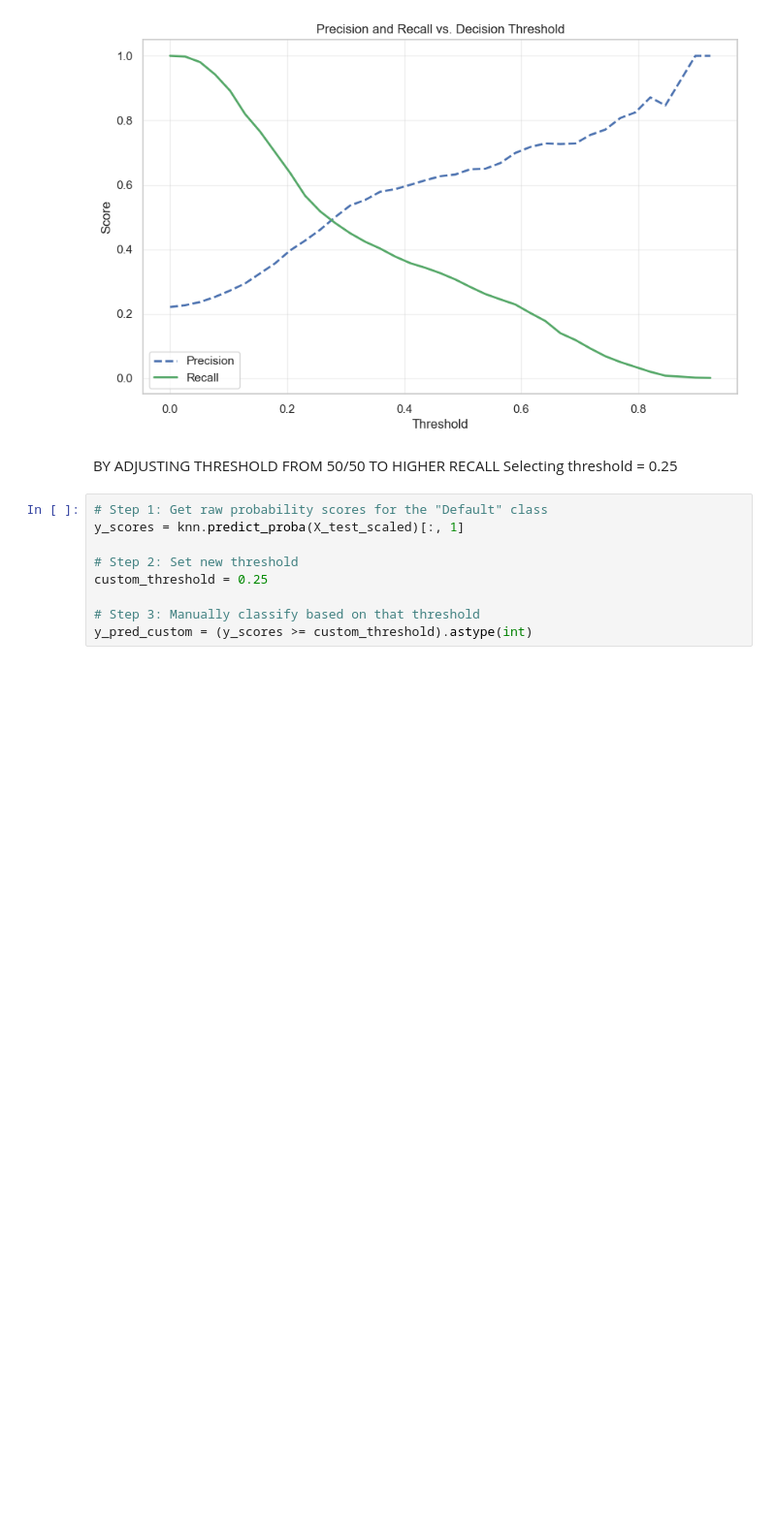
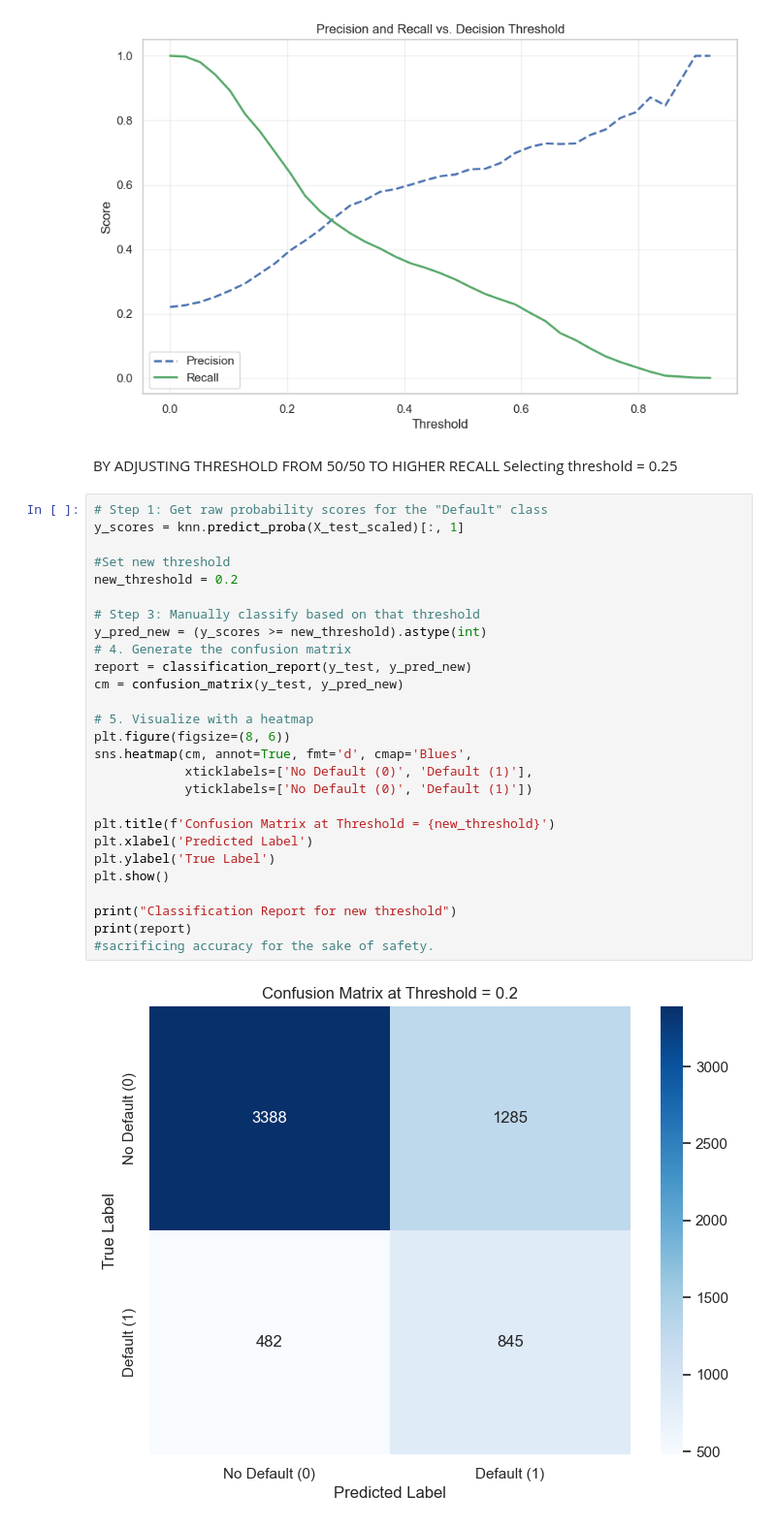
Before and after one commit to Malak23272/MLproject, a Jupyter notebook: defualtcreditcard (1).ipynb, the cells around one changed output. Shown at 97% size. Drawn from its saved outputs; the diff is of its cells as text; blank space fills up the shorter version.

```diff
--- a/defualtcreditcard (1).ipynb
+++ b/defualtcreditcard (1).ipynb
@@ -425,12 +425,32 @@ plt.show()
 # %% [markdown]
 BY ADJUSTING THRESHOLD FROM 50/50 TO HIGHER RECALL
 Selecting threshold = 0.25
-# %%
-# Step 1: Get raw probability scores for the "Default" class
-y_scores = knn.predict_proba(X_test_scaled)[:, 1]
-
-# Step 2: Set new threshold
-custom_threshold = 0.25
-
-# Step 3: Manually classify based on that threshold
-y_pred_custom = (y_scores >= custom_threshold).astype(int)
+# %%
+# Step 1: Get raw probability scores for the "Default" class
+y_scores = knn.predict_proba(X_test_scaled)[:, 1]
+
+#Set new threshold
+new_threshold = 0.2
+
+# Step 3: Manually classify based on that threshold
+y_pred_new = (y_scores >= new_threshold).astype(int)
+# 4. Generate the confusion matrix
+report = classification_report(y_test, y_pred_new)
+cm = confusion_matrix(y_test, y_pred_new)
+
+# 5. Visualize with a heatmap
+plt.figure(figsize=(8, 6))
+sns.heatmap(cm, annot=True, fmt='d', cmap='Blues',
+            xticklabels=['No Default (0)', 'Default (1)'],
+            yticklabels=['No Default (0)', 'Default (1)'])
+
+plt.title(f'Confusion Matrix at Threshold = {new_threshold}')
+plt.xlabel('Predicted Label')
+plt.ylabel('True Label')
+plt.show()
+
+print("Classification Report for new threshold")
+print(report)
+#sacrificing accuracy for the sake of safety.
+# %% [output]
+[figure, added]
```
Also changed, not shown: parts of 5 cells of this notebook.
